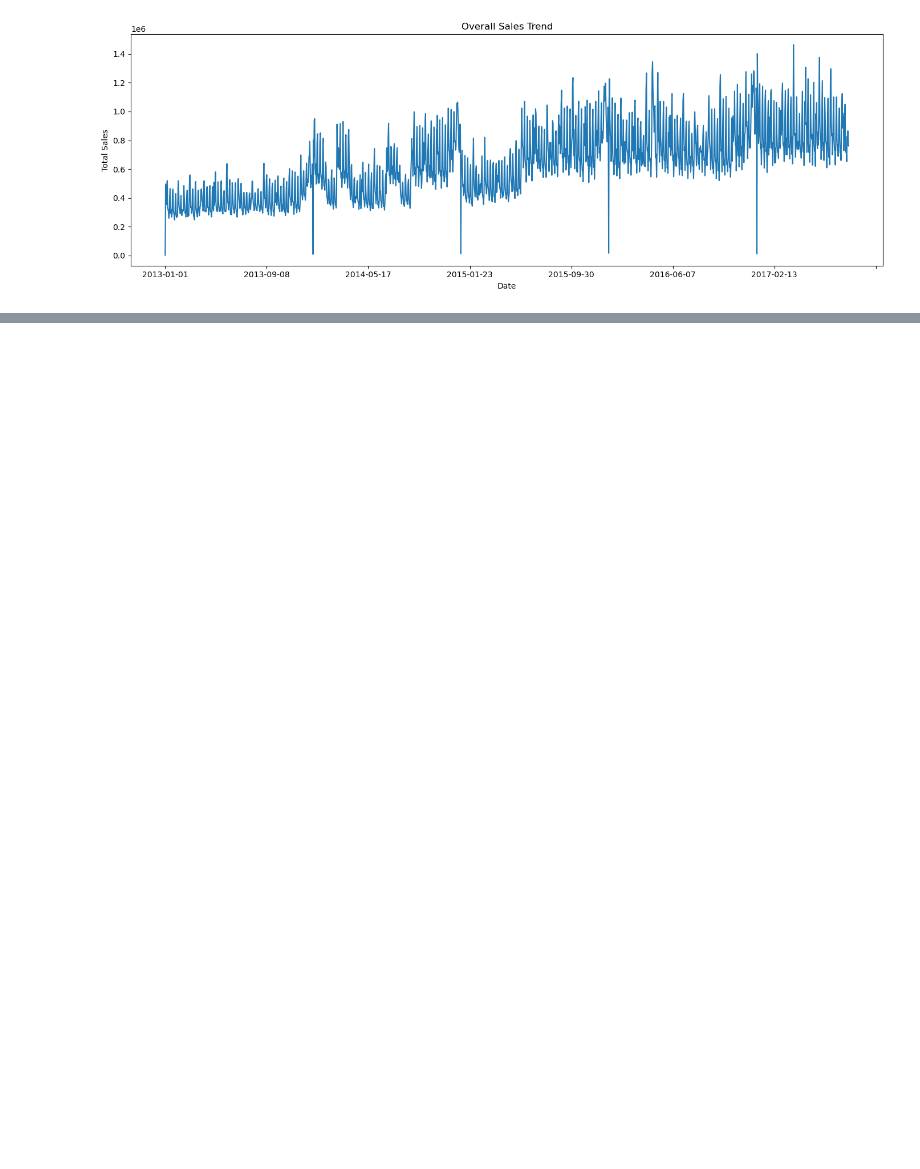
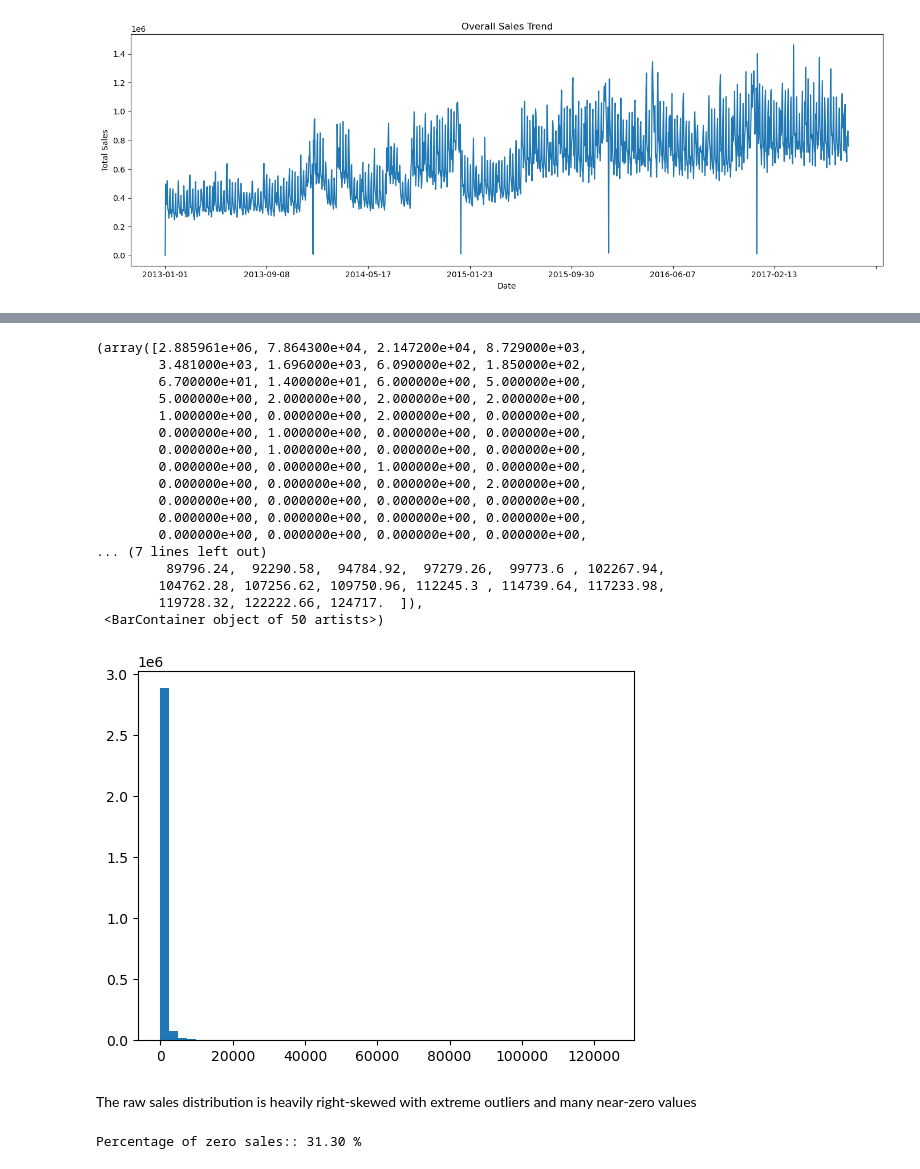
Before and after one commit to tharmpholsri/store-sales-forecasting, a Jupyter notebook: EDA.ipynb, the cells around one changed output, grey strips where cells are left out. Saved outputs shown, nothing was run; the diff lists cells and outputs as text; code cells hidden in the pictures; blank space fills up the shorter version.

```diff
--- a/EDA.ipynb
+++ b/EDA.ipynb
@@ -165,0 +178,27 @@ plt.show()
+# %%
+plt.hist(df['sales'], bins = 50)
+# %% [output]
+(array([2.885961e+06, 7.864300e+04, 2.147200e+04, 8.729000e+03,
+        3.481000e+03, 1.696000e+03, 6.090000e+02, 1.850000e+02,
+        6.700000e+01, 1.400000e+01, 6.000000e+00, 5.000000e+00,
+        5.000000e+00, 2.000000e+00, 2.000000e+00, 2.000000e+00,
+        1.000000e+00, 0.000000e+00, 2.000000e+00, 0.000000e+00,
+        0.000000e+00, 1.000000e+00, 0.000000e+00, 0.000000e+00,
+        0.000000e+00, 1.000000e+00, 0.000000e+00, 0.000000e+00,
+        0.000000e+00, 0.000000e+00, 1.000000e+00, 0.000000e+00,
+        0.000000e+00, 0.000000e+00, 0.000000e+00, 2.000000e+00,
+        0.000000e+00, 0.000000e+00, 0.000000e+00, 0.000000e+00,
+        0.000000e+00, 0.000000e+00, 0.000000e+00, 0.000000e+00,
+        0.000000e+00, 0.000000e+00, 0.000000e+00, 0.000000e+00,
+... (7 lines left out)
+         89796.24,  92290.58,  94784.92,  97279.26,  99773.6 , 102267.94,
+        104762.28, 107256.62, 109750.96, 112245.3 , 114739.64, 117233.98,
+        119728.32, 122222.66, 124717.  ]),
+ <BarContainer object of 50 artists>)
+[figure, added]
+# %% [markdown]
+The raw sales distribution is heavily right-skewed with extreme outliers and many near-zero values
+# %%
+print(f"Percentage of zero sales:: {((df['sales'] == 0).mean()*100):.2f} %")
+# %% [output]
+Percentage of zero sales:: 31.30 %
```
Also changed, not shown: parts of 26 cells of this notebook.
